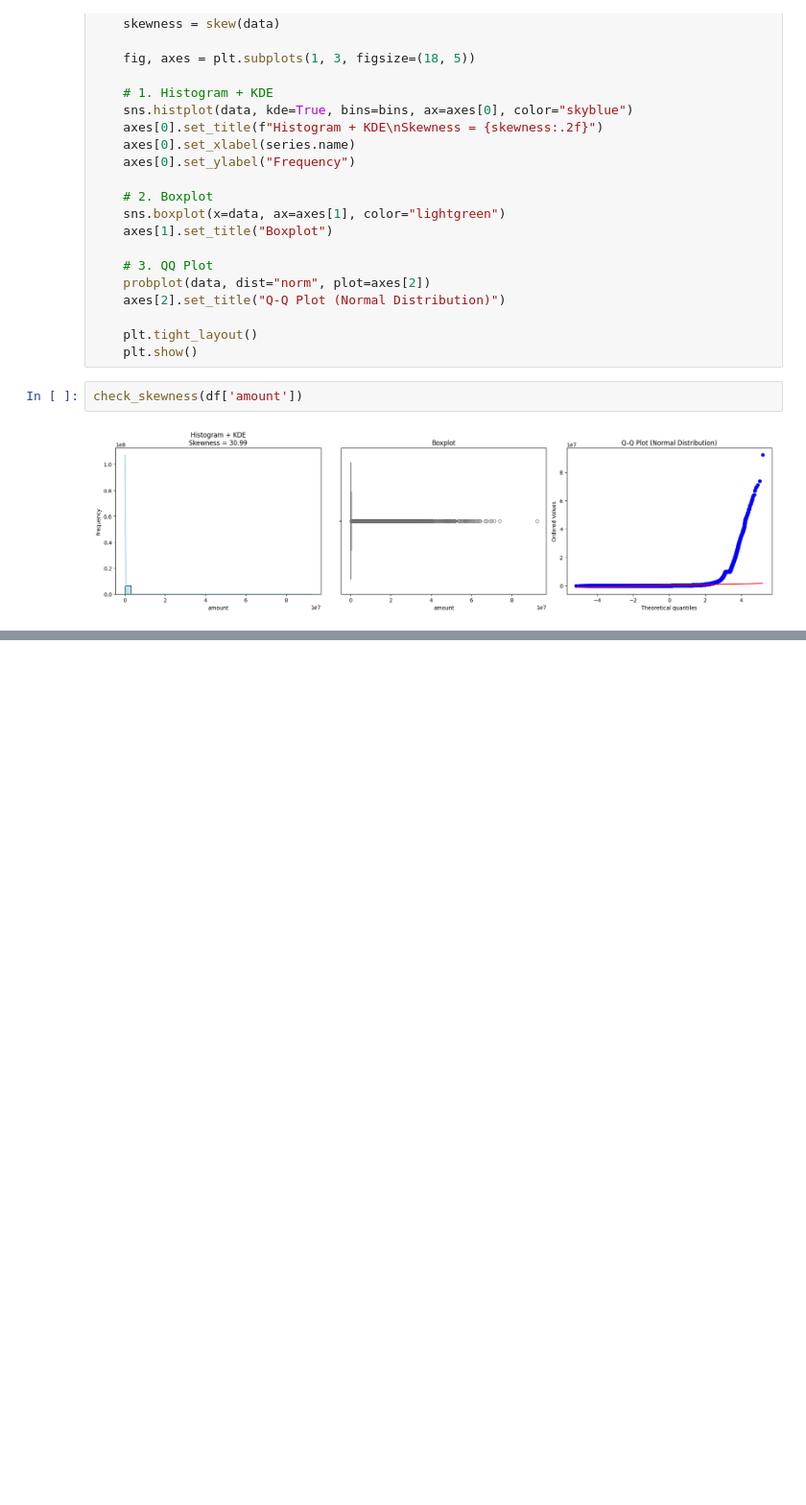
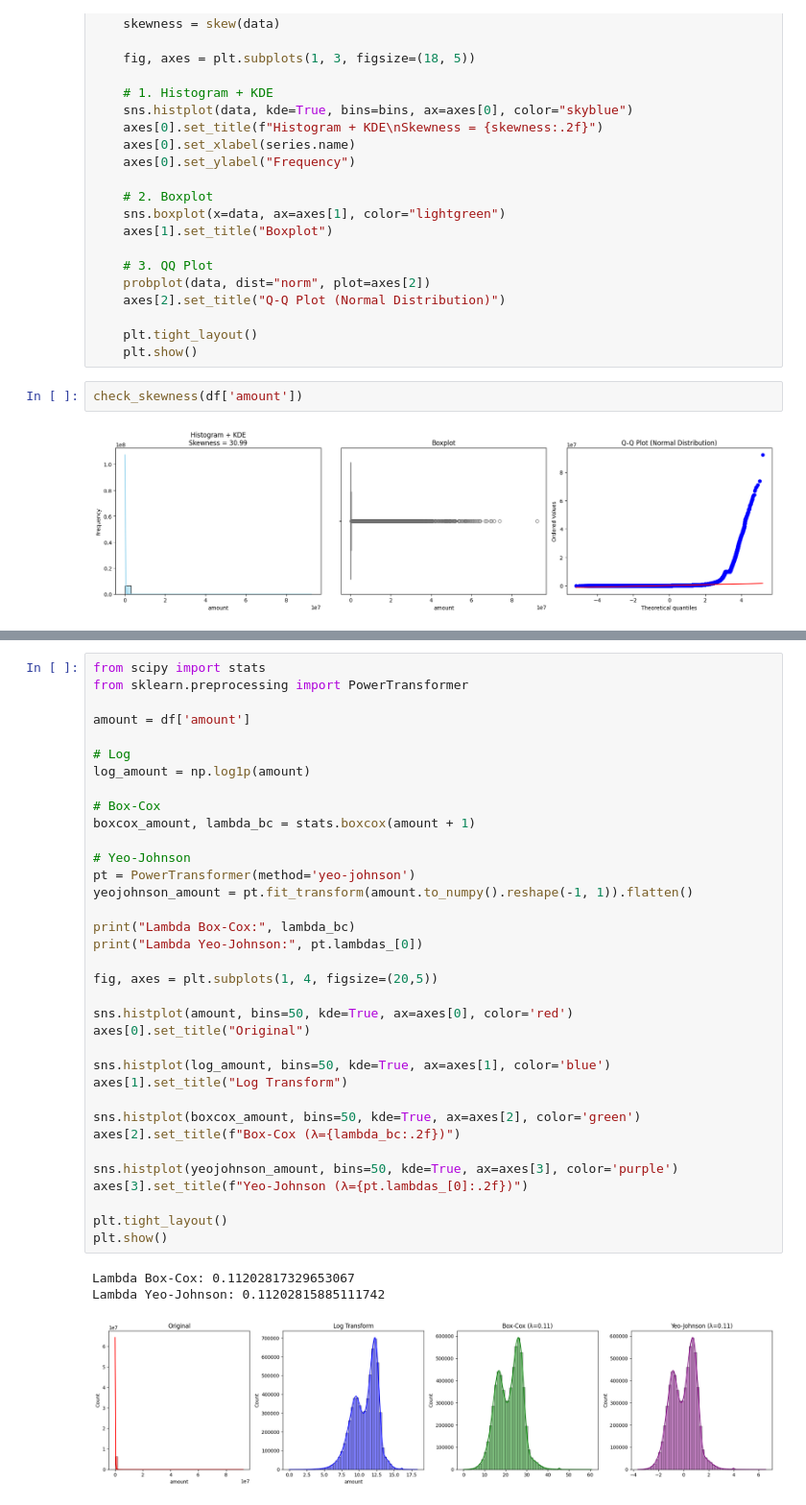
Before and after one commit to samueladitya/bank-fraud-detection, a Jupyter notebook: model_analysis.ipynb, the cells around one changed output, grey strips where cells are left out. Shown at 96% size. Drawn from its saved outputs; the diff is of its cells as text; blank space fills up the shorter version.

```diff
--- a/model_analysis.ipynb
+++ b/model_analysis.ipynb
@@ -179,0 +180,39 @@ check_skewness(df['amount'])
+# %%
+from scipy import stats
+from sklearn.preprocessing import PowerTransformer
+
+amount = df['amount']
+
+# Log
+log_amount = np.log1p(amount)
+
+# Box-Cox
+boxcox_amount, lambda_bc = stats.boxcox(amount + 1)
+
+# Yeo-Johnson
+pt = PowerTransformer(method='yeo-johnson')
+yeojohnson_amount = pt.fit_transform(amount.to_numpy().reshape(-1, 1)).flatten()
+
+print("Lambda Box-Cox:", lambda_bc)
+print("Lambda Yeo-Johnson:", pt.lambdas_[0])
+
+fig, axes = plt.subplots(1, 4, figsize=(20,5))
+
+sns.histplot(amount, bins=50, kde=True, ax=axes[0], color='red')
+axes[0].set_title("Original")
+
+sns.histplot(log_amount, bins=50, kde=True, ax=axes[1], color='blue')
+axes[1].set_title("Log Transform")
+
+sns.histplot(boxcox_amount, bins=50, kde=True, ax=axes[2], color='green')
+axes[2].set_title(f"Box-Cox (λ={lambda_bc:.2f})")
+
+sns.histplot(yeojohnson_amount, bins=50, kde=True, ax=axes[3], color='purple')
+axes[3].set_title(f"Yeo-Johnson (λ={pt.lambdas_[0]:.2f})")
+
+plt.tight_layout()
+plt.show()
+# %% [output]
+Lambda Box-Cox: 0.11202817329653067
+Lambda Yeo-Johnson: 0.11202815885111742
+[figure, added]
```
Also changed, not shown: parts of 3 cells of this notebook.
